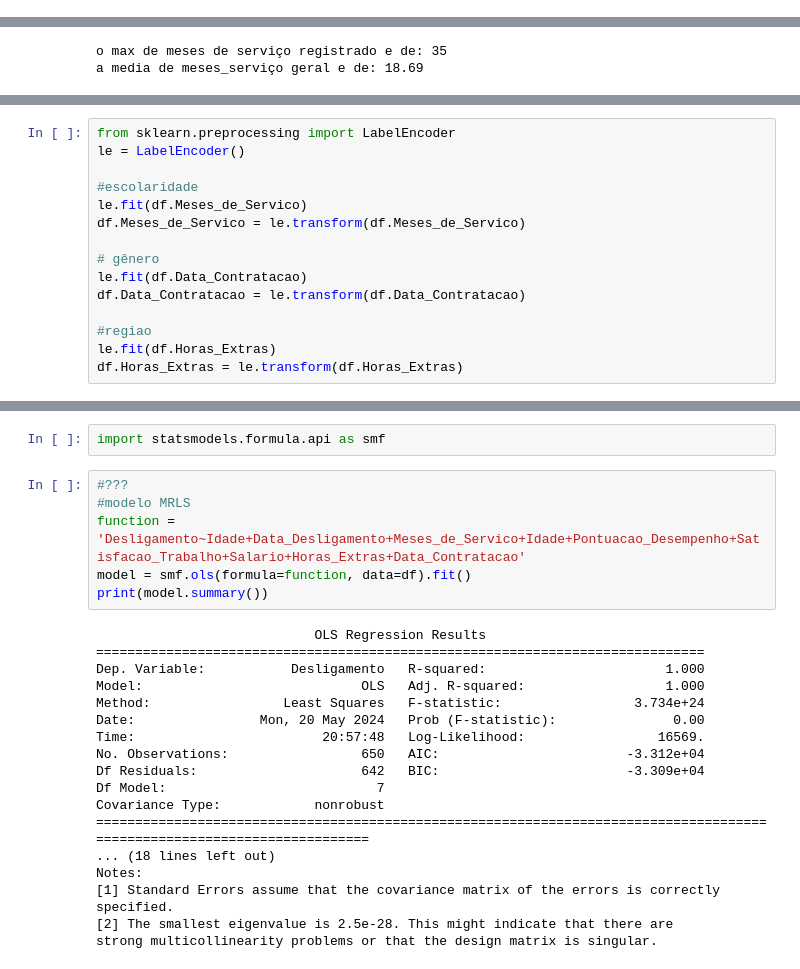
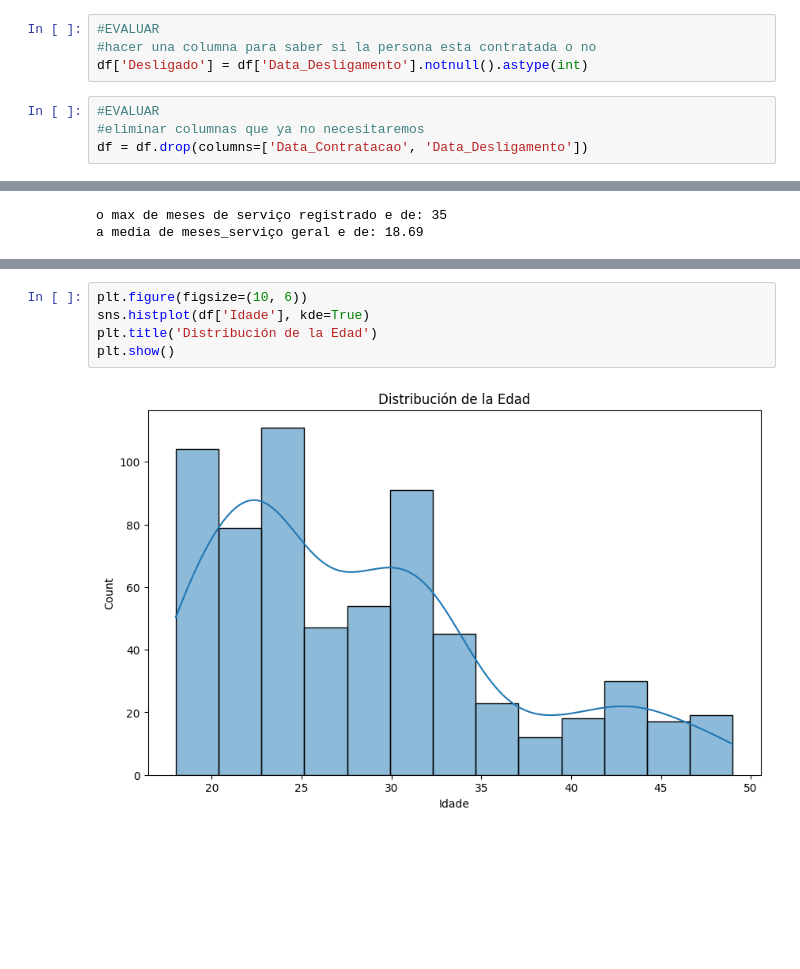
Before and after one commit to DajeanArcila/biblioteca_pandas, a Jupyter notebook: desafio_RotatividadeRRHH.ipynb, the cells around one changed output, grey strips where cells are left out. Drawn from its saved outputs; the diff is of its cells as text; blank space fills up the shorter version.

```diff
--- a/desafio_RotatividadeRRHH.ipynb
+++ b/desafio_RotatividadeRRHH.ipynb
@@ -74,0 +88,8 @@ display(df)
+# %%
+#EVALUAR
+#hacer una columna para saber si la persona esta contratada o no
+df['Desligado'] = df['Data_Desligamento'].notnull().astype(int)
+# %%
+#EVALUAR
+#eliminar columnas que ya no necesitaremos
+df = df.drop(columns=['Data_Contratacao', 'Data_Desligamento'])
@@ -102,15 +133,0 @@ df.corr()
-# %%
-from sklearn.preprocessing import LabelEncoder
-le = LabelEncoder()
-
-#escolaridade
-le.fit(df.Meses_de_Servico)
-df.Meses_de_Servico = le.transform(df.Meses_de_Servico)
-
-# gênero
-le.fit(df.Data_Contratacao)
-df.Data_Contratacao = le.transform(df.Data_Contratacao)
-
-#regiao
-le.fit(df.Horas_Extras)
-df.Horas_Extras = le.transform(df.Horas_Extras)
@@ -133,26 +134,7 @@ df[numeric_cols].apply(scale).plot.box(figsize=(18,7));
-# %%
-import statsmodels.formula.api as smf
-# %%
-#???
-#modelo MRLS
-function = 'Desligamento~Idade+Data_Desligamento+Meses_de_Servico+Idade+Pontuacao_Desempenho+Satisfacao_Trabalho+Salario+Horas_Extras+Data_Contratacao'
-model = smf.ols(formula=function, data=df).fit()
-print(model.summary())
-# %% [output]
-                            OLS Regression Results
-==============================================================================
-Dep. Variable:           Desligamento   R-squared:                       1.000
-Model:                            OLS   Adj. R-squared:                  1.000
-Method:                 Least Squares   F-statistic:                 3.734e+24
-Date:                Mon, 20 May 2024   Prob (F-statistic):               0.00
-Time:                        20:57:48   Log-Likelihood:                 16569.
-No. Observations:                 650   AIC:                        -3.312e+04
-Df Residuals:                     642   BIC:                        -3.309e+04
-Df Model:                           7
-Covariance Type:            nonrobust
-=========================================================================================================================
-... (18 lines left out)
-Notes:
-[1] Standard Errors assume that the covariance matrix of the errors is correctly specified.
-[2] The smallest eigenvalue is 2.5e-28. This might indicate that there are
-strong multicollinearity problems or that the design matrix is singular.
+# %%
+plt.figure(figsize=(10, 6))
+sns.histplot(df['Idade'], kde=True)
+plt.title('Distribución de la Edad')
+plt.show()
+# %% [output]
+[figure, added]
```
Also changed, not shown: parts of 13 cells of this notebook.
